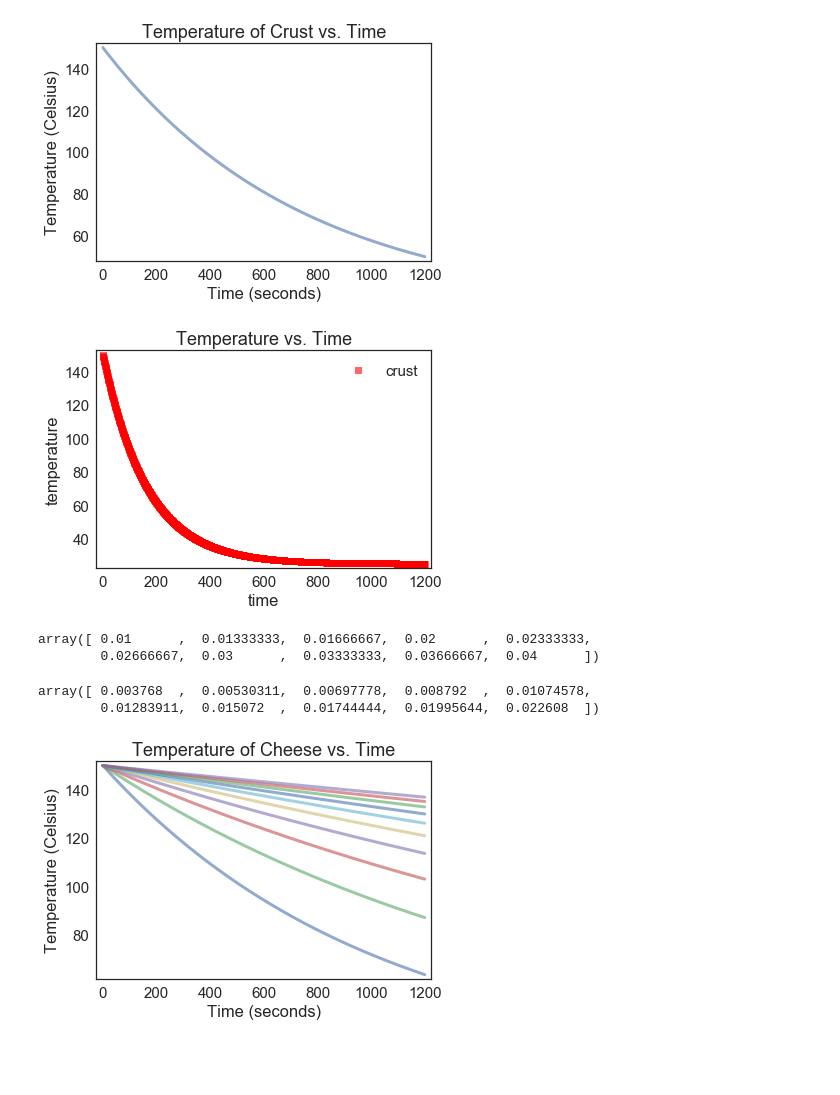
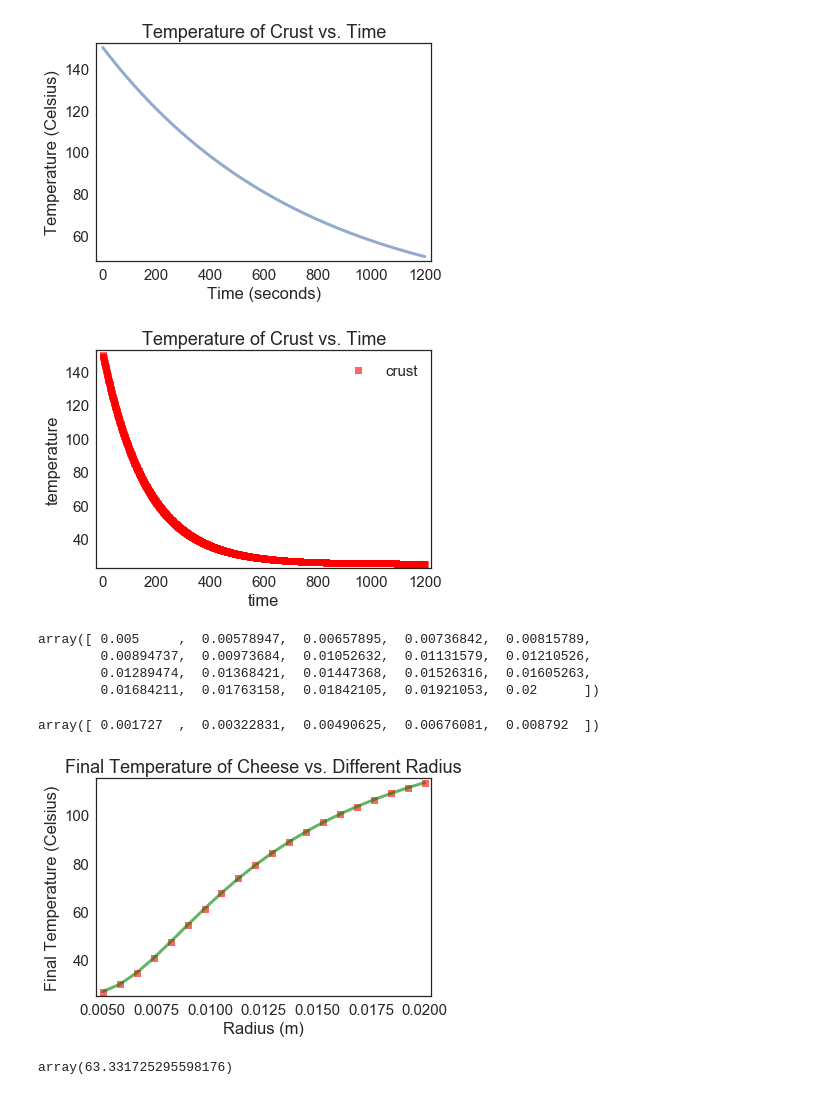
Before and after one commit to junwonlee5/ModSimPy, a Jupyter notebook: code/temperature.ipynb, the cells around one changed output. Saved outputs shown, nothing was run; the diff lists cells and outputs as text; code cells hidden in the pictures; blank space fills up the shorter version.

Commit message:
Adding temperature

```diff
--- a/code/temperature.ipynb
+++ b/code/temperature.ipynb
@@ -81,29 +81,39 @@ results2 = run_simulation_crust(crust, update2)
 plot(results2, 'rs', label = 'crust')
 xlabel('time')
 ylabel('temperature')
-title('Temperature vs. Time')
+title('Temperature of Crust vs. Time')
 legend()
 # %% [output]
-[figure, old version]
+[figure, new version]
 # %%
-r_array = 0.01 * linspace(1, 4, 10)
+r_array = 0.01 * linspace(0.5, 2, 20)
 r_array
 # %% [output]
-array([ 0.01      ,  0.01333333,  0.01666667,  0.02      ,  0.02333333,
-        0.02666667,  0.03      ,  0.03333333,  0.03666667,  0.04      ])
+array([ 0.005     ,  0.00578947,  0.00657895,  0.00736842,  0.00815789,
+        0.00894737,  0.00973684,  0.01052632,  0.01131579,  0.01210526,
+        0.01289474,  0.01368421,  0.01447368,  0.01526316,  0.01605263,
+        0.01684211,  0.01763158,  0.01842105,  0.01921053,  0.02      ])
 # %%
 Area_array = 2 * 3.14 * r_array**2 + 2 * 3.14 * r_array * 0.05
 Area_array
 # %% [output]
-array([ 0.003768  ,  0.00530311,  0.00697778,  0.008792  ,  0.01074578,
-        0.01283911,  0.015072  ,  0.01744444,  0.01995644,  0.022608  ])
+array([ 0.001727  ,  0.00322831,  0.00490625,  0.00676081,  0.008792  ])
 # %%
+plan = TimeSeries()
 for r in r_array:
     cheese = make_system(Area = 2 * 3.14 * r**2 + 2 * 3.14 * r * 0.05, m = 3.14 * pi * r**2 * 0.05 * 473396, d = r)
     results = run_simulation_cheese(cheese, update)
-    plot(results)
-    xlabel('Time (seconds)')
-    ylabel('Temperature (Celsius)')
-    title('Temperature of Cheese vs. Time')
+    plan[r] = results.loc[t_end].temp
+plot(plan, 'rs')
+xlabel('Radius (m)')
+ylabel('Final Temperature (Celsius)')
+title('Final Temperature of Cheese vs. Different Radius')
+
+I = interpolate(plan, kind = 'quadratic')
+plot(r_array, I(r_array), 'g-')
 # %% [output]
-[figure, old version]
+[figure, new version]
+# %%
+I(0.01)
+# %% [output]
+array(63.331725295598176)
```
